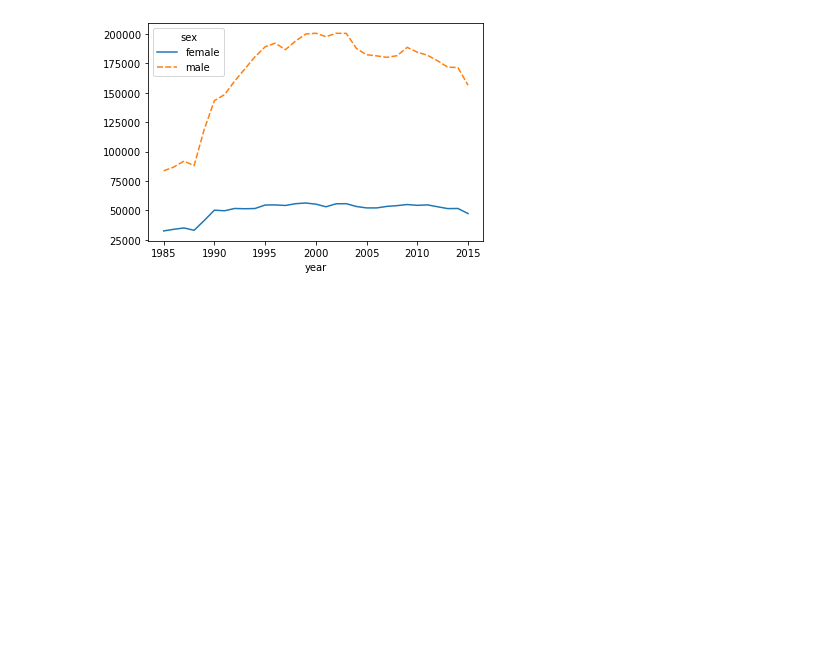
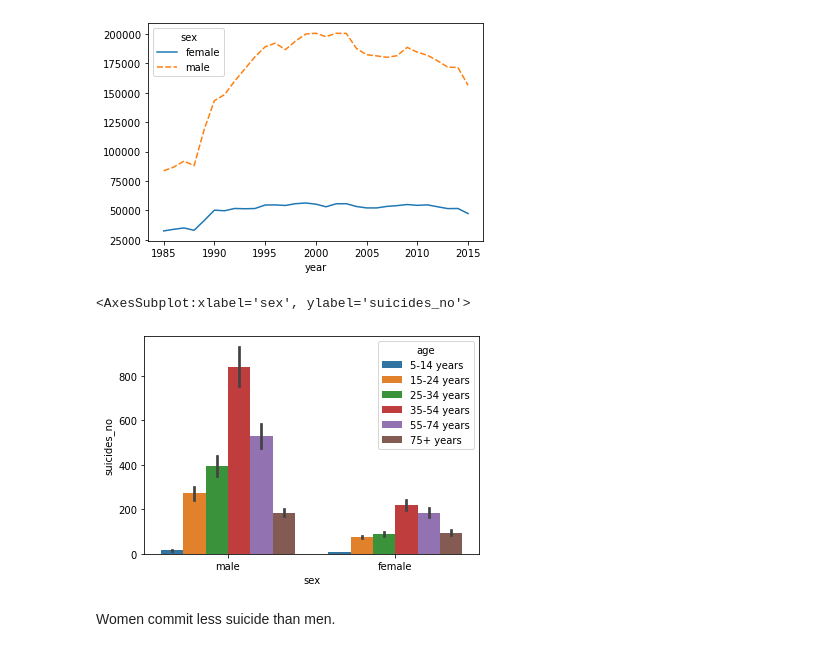
Before and after one commit to andrescerv/suicide-rate-analysis, a Jupyter notebook: notebook.ipynb, the cells around one changed output. Saved outputs shown, nothing was run; the diff lists cells and outputs as text; code cells hidden in the pictures; blank space fills up the shorter version.

```diff
--- a/notebook.ipynb
+++ b/notebook.ipynb
@@ -407,3 +412,10 @@ sns.lineplot(data=yr_suic_sex_pivot[:-1]) # excluding the last element (2016), b
 # %% [output]
 <AxesSubplot:xlabel='year'>
 [figure]
+# %%
+sns.barplot(data=df, x='sex', y='suicides_no', hue='age', hue_order=age_order)
+# %% [output]
+<AxesSubplot:xlabel='sex', ylabel='suicides_no'>
+[figure, added]
+# %% [markdown]
+Women commit less suicide than men.
```
Also changed, not shown: parts of 2 cells of this notebook.
